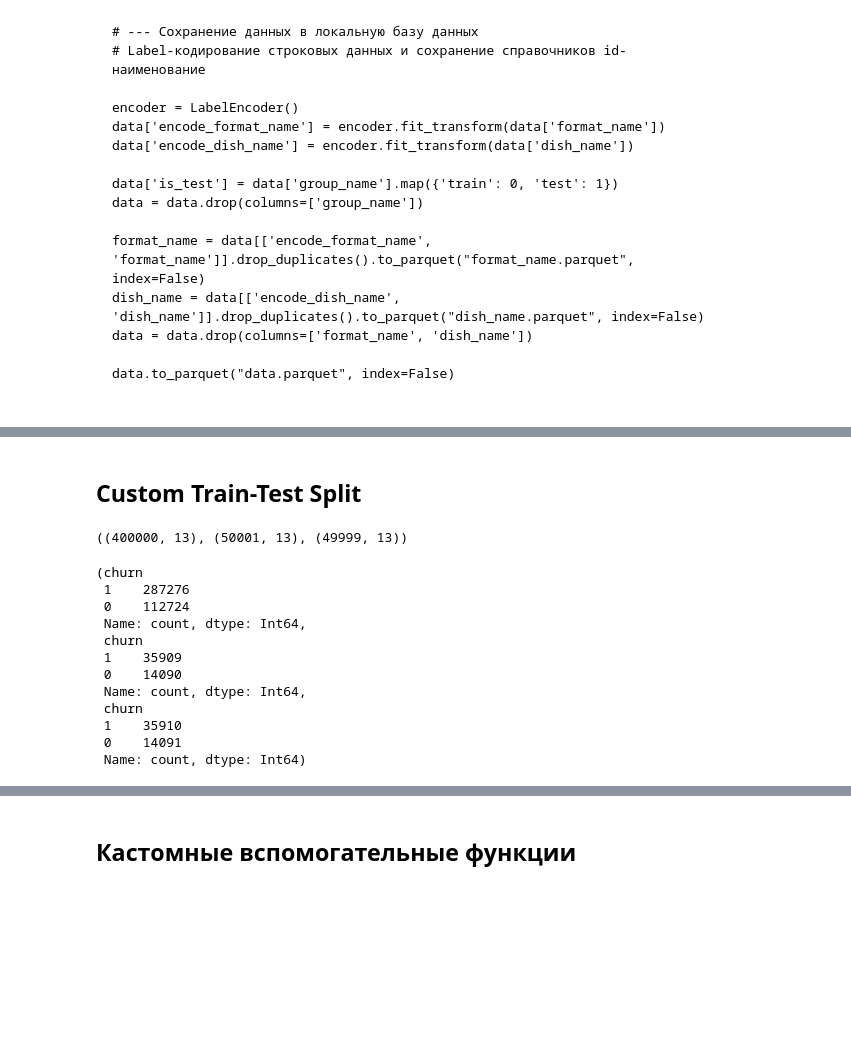
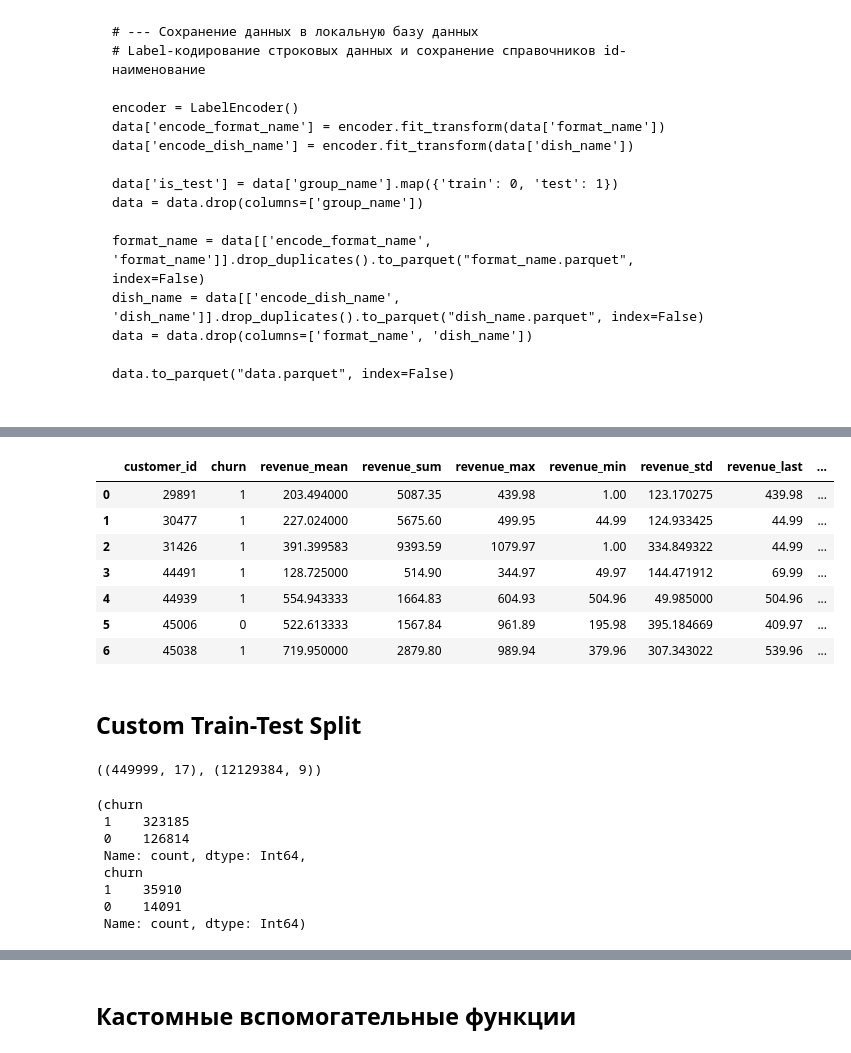
Before and after one commit to lyaminartemiy/international_hack_gibdata, a Jupyter notebook: baseline.ipynb, the cells around one changed output, grey strips where cells are left out. Saved outputs shown, nothing was run; the diff lists cells and outputs as text; code cells hidden in the pictures; blank space fills up the shorter version.

```diff
--- a/baseline.ipynb
+++ b/baseline.ipynb
@@ -172,18 +172,0 @@ df_train.head()
-# %%
-# --- Baseline Features
-
-# Считаем признаки через агрегации
-agg_features = {
-    # 'date_diff_post': ['last', 'mean', 'min', 'max', 'std'],
-    # 'buy_post': ['last', 'mean', 'min', 'max', 'std'],
-    # 'group_name': 'last',
-    'revenue': ['mean', 'min', 'max', 'std'],
-    'ownareaall_sqm': ['mean', 'min', 'max', 'std'],
-    'format_name': 'last',
-    'startdatetime': ['count', 'std'],
-}
-df_train = df_train.groupby('customer_id', as_index=False).agg(agg_features)
-
-# Переименовываем колонки в удобный формат
-new_columns = [col[0] + "_" + col[1] for col in df_train.columns[1:]]
-df_train.columns = ['customer_id'] + new_columns
@@ -192,5 +173,37 @@ df_train['startdatetime_std'] = df_train['startdatetime_std'].dt.days
-# %%
-df_train = df_train.merge(y_train, how='left', on='customer_id')
+# %%
+# --- Baseline Features
+
+# Считаем признаки через агрегации
+df_train = df_train.groupby("customer_id", as_index=False).agg(
+    churn=("buy_post", "last"),
+    revenue_mean=("revenue", "mean"),
+    revenue_sum=("revenue", "sum"),
+    revenue_max=("revenue", "max"),
+    revenue_min=("revenue", "min"),
+    revenue_std=("revenue", "std"),
+    revenue_last=("revenue", "last"),
+    ownareaall_sqm_mean=("ownareaall_sqm", "mean"),
+    ownareaall_sqm_max=("ownareaall_sqm", "max"),
+    ownareaall_sqm_min=("ownareaall_sqm", "min"),
+    ownareaall_sqm_std=("ownareaall_sqm", "std"),
+    ownareaall_sqm_last=("ownareaall_sqm", "last"),
+    format_name_last=("format_name", "last"),
+    startdatetime_count=("startdatetime", "count"),
+    startdatetime_std=("startdatetime", "std")
+)
+df_train['startdatetime_std'] = df_train['startdatetime_std'].dt.days
+df_train = df_train.merge(train_customer_counts, how='left', on='customer_id')
+# %%
+df_train.head(7)
+# %% [output]
+|  | customer_id | churn | revenue_mean | revenue_sum | revenue_max | revenue_min | revenue_std | revenue_last | ... |
+| 0 | 29891 | 1 | 203.494000 | 5087.35 | 439.98 | 1.00 | 123.170275 | 439.98 | ... |
+| 1 | 30477 | 1 | 227.024000 | 5675.60 | 499.95 | 44.99 | 124.933425 | 44.99 | ... |
+| 2 | 31426 | 1 | 391.399583 | 9393.59 | 1079.97 | 1.00 | 334.849322 | 44.99 | ... |
+| 3 | 44491 | 1 | 128.725000 | 514.90 | 344.97 | 49.97 | 144.471912 | 69.99 | ... |
+| 4 | 44939 | 1 | 554.943333 | 1664.83 | 604.93 | 504.96 | 49.985000 | 504.96 | ... |
+| 5 | 45006 | 0 | 522.613333 | 1567.84 | 961.89 | 195.98 | 395.184669 | 409.97 | ... |
+| 6 | 45038 | 1 | 719.950000 | 2879.80 | 989.94 | 379.96 | 307.343022 | 539.96 | ... |
 # %% [markdown]
 ## Custom Train-Test Split
 # %%
@@ -216,28 +229,24 @@ def split_by_client(df, test_size=0.5):
 
     return train, test
 # %%
-train_data, val_data = split_by_client(df_train, test_size=0.2)
-val_data, test_data = split_by_client(val_data, test_size=0.5)
+train_data, val_data = split_by_client(df_train, test_size=0.1)
+# val_data, test_data = split_by_client(val_data, test_size=0.5)
 
 # Проверяем, что нет лика данных по клиентам между трайн/вал/тест
 assert len(set(train_data["customer_id"]) & set(val_data["customer_id"])) == 0, "Лик train val"
-assert len(set(train_data["customer_id"]) & set(test_data["customer_id"])) == 0, "Лик train test"
-assert len(set(test_data["customer_id"]) & set(val_data["customer_id"])) == 0, "Лик test val"
+# assert len(set(train_data["customer_id"]) & set(test_data["customer_id"])) == 0, "Лик train test"
+# assert len(set(test_data["customer_id"]) & set(val_data["customer_id"])) == 0, "Лик test val"
 
-train_data.shape, test_data.shape, val_data.shape
+train_data.shape, test_data.shape  # , val_data.shape
 # %% [output]
-((400000, 13), (50001, 13), (49999, 13))
+((449999, 17), (12129384, 9))
 # %%
 # Проверяем дисбаланс разбиения train/val/test
-train_data["churn"].value_counts(), val_data["churn"].value_counts(), test_data["churn"].value_counts()
+train_data["churn"].value_counts(), val_data["churn"].value_counts()  # , test_data["churn"].value_counts()
 # %% [output]
 (churn
- 1    287276
- 0    112724
- Name: count, dtype: Int64,
- churn
- 1    35909
- 0    14090
+ 1    323185
+ 0    126814
  Name: count, dtype: Int64,
  churn
  1    35910
```
Also changed, not shown: parts of 27 cells of this notebook.
